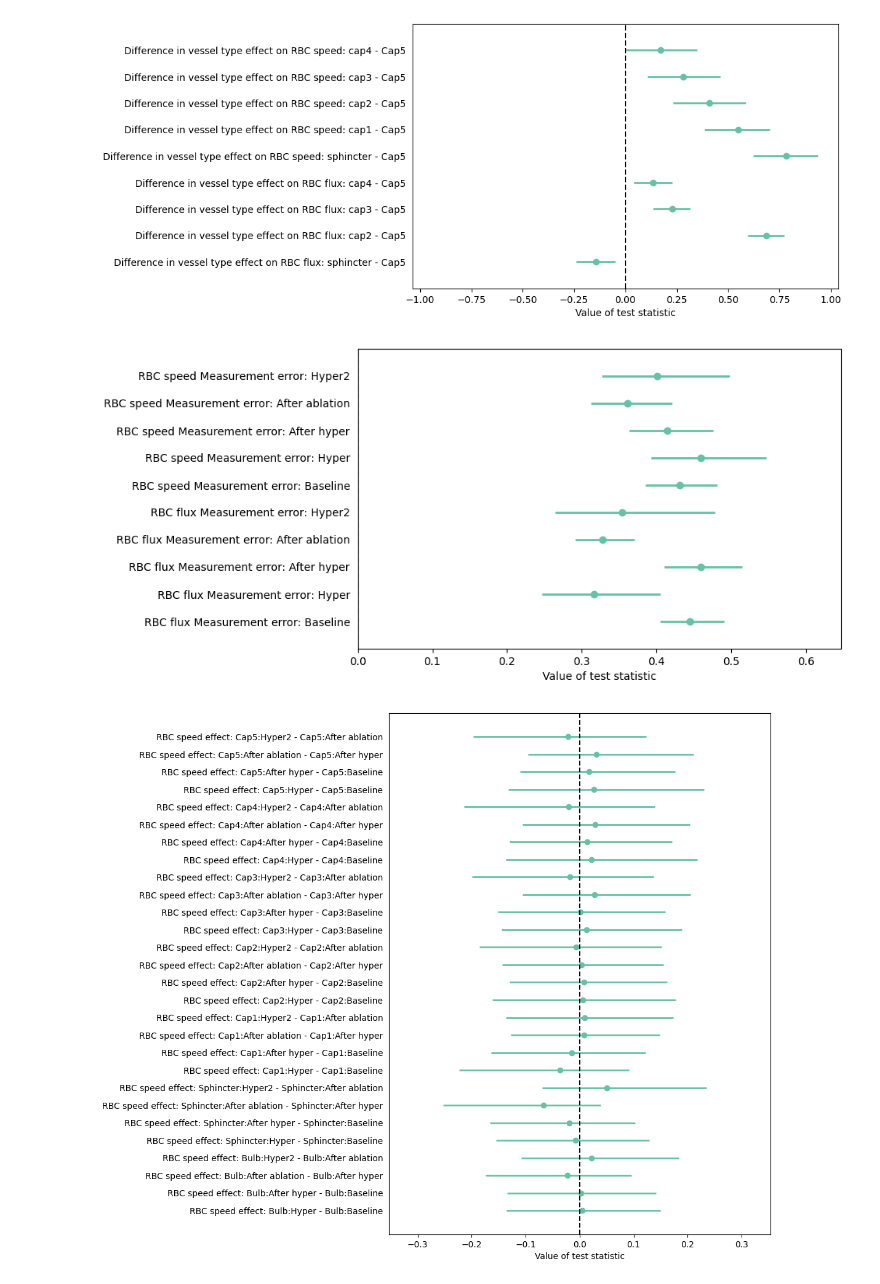
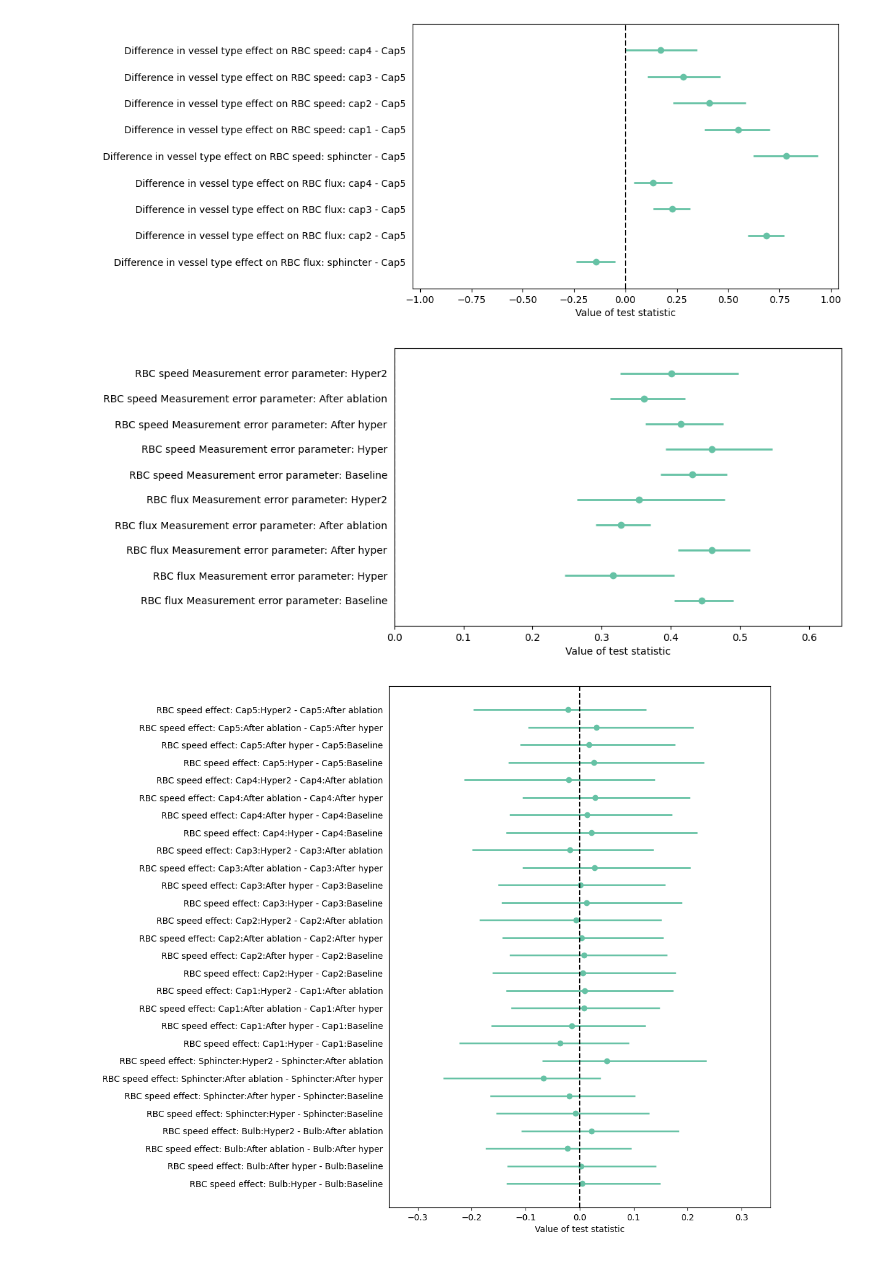
Before and after one commit to teddygroves/sphincter, a Jupyter notebook: sphincter/Supporting figures.ipynb, the cells around one changed output. Saved outputs shown, nothing was run; the diff lists cells and outputs as text; code cells hidden in the pictures.

```diff
--- a/sphincter/Supporting figures.ipynb
+++ b/sphincter/Supporting figures.ipynb
@@ -379,18 +421,18 @@ save_figure(f, "supporting-f4-effects-vesseltype")
 [figure]
 # %%
 t = {
-    f"RBC {mt} Measurement error: {format_name(treatment)}": idata.posterior["sigma"].sel(treatment=treatment)
+    f"RBC {mt} Measurement error parameter: {format_name(treatment)}": idata.posterior["sigma"].sel(treatment=treatment)
     for mt, idata in [("flux", idata_f4_basic_flux), ("speed", idata_f4_basic_speed)]
     for treatment in idata.posterior.coords["treatment"].values
 
 }
 f, ax = plt.subplots(figsize=[8, 5])
 forestplot(ax, t);
 ax.set_xlim(0, ax.get_xlim()[1])
 
 save_figure(f, "supporting-f4-sds")
 # %% [output]
-[figure, old version]
+[figure, new version]
 # %%
 vts = ["bulb", "sphincter", "cap1", "cap2", "cap3", "cap4", "cap5"]
 treatments = ["hyper", "after_hyper", "after_ablation", "hyper2"]
```
Also changed, not shown: parts of 7 cells of this notebook, 30 other files.
